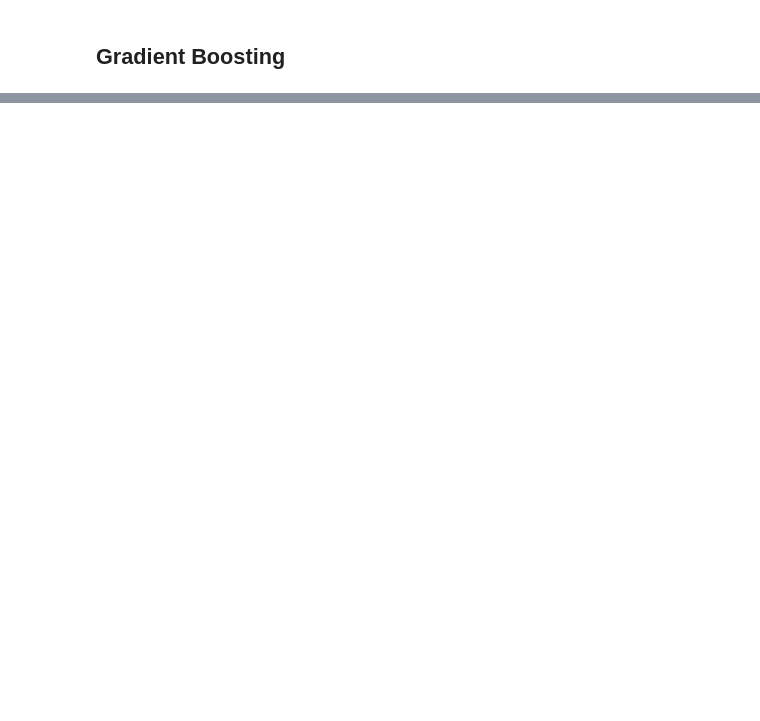
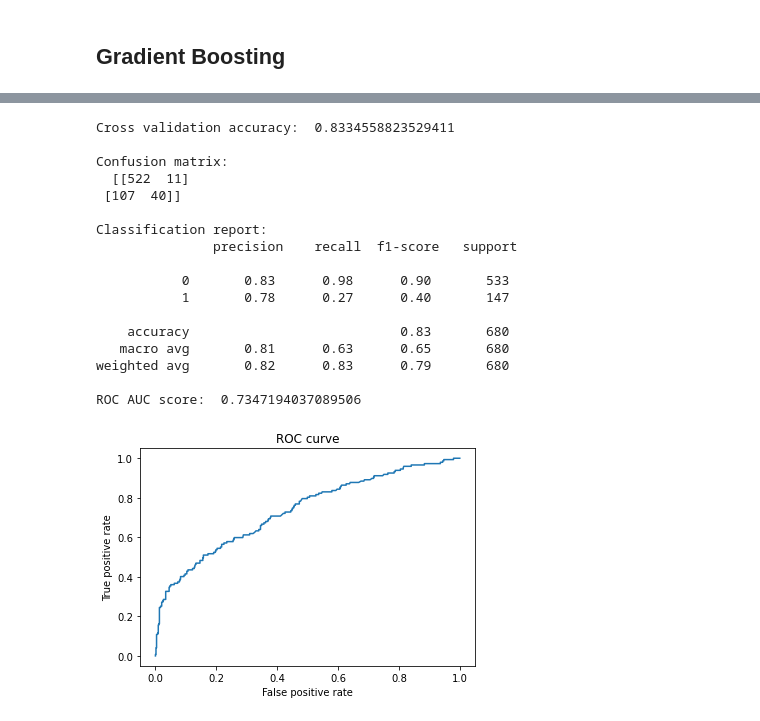
Before and after one commit to Jobin-Nelson/Student_attrition, a Jupyter notebook: src/Student_attrition.ipynb, the cells around one changed output, grey strips where cells are left out. Drawn from its saved outputs; the diff is of its cells as text; code cells hidden in the pictures; blank space fills up the shorter version.

```diff
--- a/src/Student_attrition.ipynb
+++ b/src/Student_attrition.ipynb
@@ -1692,0 +1760,30 @@ GradientBoostingClassifier(learning_rate=0.05, n_estimators=650)
+# %%
+# Using optuna
+# {'n_estimators': 50, 'learning_rate': 0.05817020261645159, 'loss': 'deviance', 'max_depth': 1}
+
+GB = GradientBoostingClassifier(
+    n_estimators=50,
+    learning_rate=0.58,
+    loss="deviance",
+    max_depth=1
+)
+score_model(GB)
+# %% [output]
+Cross validation accuracy:  0.8334558823529411
+
+Confusion matrix:
+  [[522  11]
+ [107  40]]
+
+Classification report:
+               precision    recall  f1-score   support
+
+           0       0.83      0.98      0.90       533
+           1       0.78      0.27      0.40       147
+
+    accuracy                           0.83       680
+   macro avg       0.81      0.63      0.65       680
+weighted avg       0.82      0.83      0.79       680
+
+ROC AUC score:  0.7347194037089506
+[figure, added]
```
Also changed, not shown: parts of 26 cells of this notebook, 6 other files.
